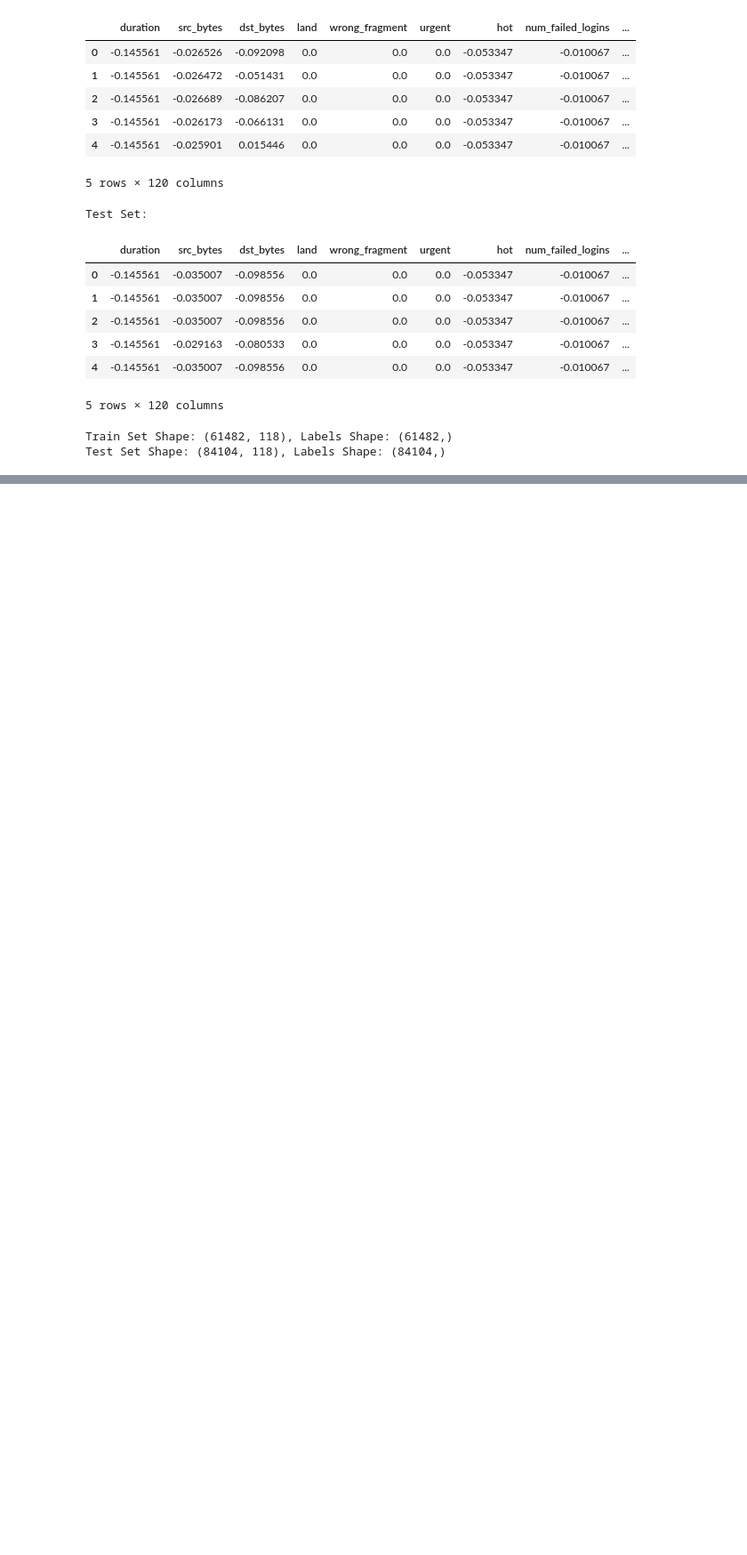
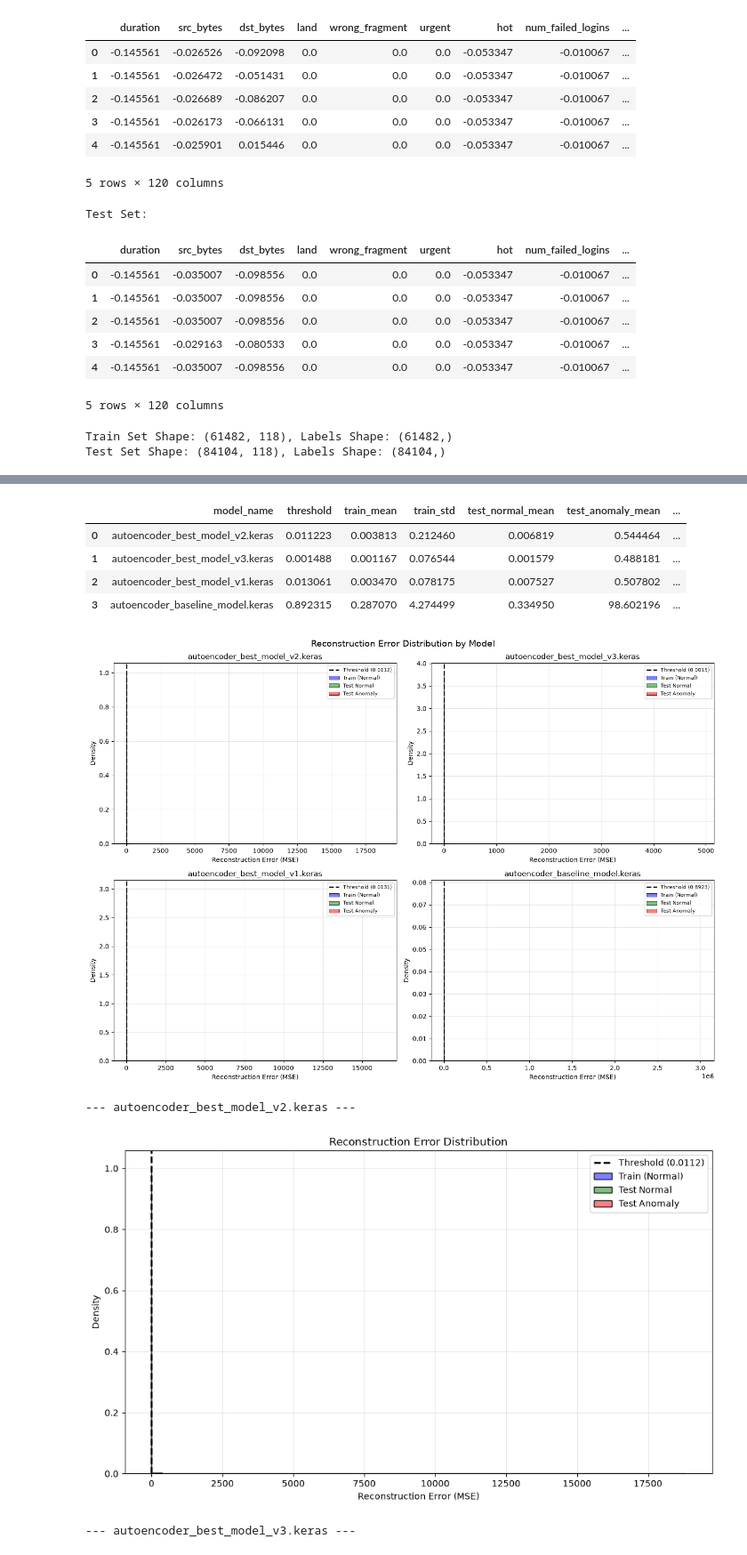
Before and after one commit to KalleStew/SEP740-Project19-AnomalyDetection, a Jupyter notebook: notebooks/04_EvaluationVisualization.ipynb, the cells around one changed output, grey strips where cells are left out. Shown at 89% size. Cells and saved outputs as stored; diff of their text form; code cells hidden in the pictures; blank space fills up the shorter version.

```diff
--- a/notebooks/04_EvaluationVisualization.ipynb
+++ b/notebooks/04_EvaluationVisualization.ipynb
@@ -409,36 +345,44 @@ histogram showing train normal, test normal, and test anomaly distributions.
 # %%
-dist_plot_path = results_dir / 'reconstruction_error_distribution.png'
+print("=" * 60)
+print("ERROR STATISTICS & DISTRIBUTION COMPARISON - ALL MODELS")
+print("=" * 60)
 
-if RUN_MODE:
-    print("=" * 60)
-    print("ERROR STATISTICS & DISTRIBUTION PLOT")
-    print("=" * 60)
+# Single summary table of reconstruction error statistics for every model
+error_stats_rows = []
+for model_name, data in model_data.items():
+    train_errors = data['train_errors']
+    test_errors = data['test_errors']
+    y_test_m = data['y_test']
+    threshold = data['threshold']
+    test_normal = test_errors[y_test_m == 0]
+    test_anomaly = test_errors[y_test_m == 1]
 
-    # Print statistics
-    print_error_statistics(train_errors, test_errors, y_test, threshold)
+    error_stats_rows.append({
+        'model_name': model_name,
+        'threshold': threshold,
+        'train_mean': np.mean(train_errors),
+        'train_std': np.std(train_errors),
+        'test_normal_mean': np.mean(test_normal),
+        'test_anomaly_mean': np.mean(test_anomaly),
+        'pct_train_above_thresh': 100 * np.mean(train_errors > threshold),
+        'pct_test_normal_above_thresh': 100 * np.mean(test_normal > threshold),
+        'pct_test_anomaly_above_thresh': 100 * np.mean(test_anomaly > threshold),
+    })
 
-    # Plot distribution
+error_stats_df = pd.DataFrame(error_stats_rows)
+display(error_stats_df)
+
+# Single comparison figure: one distribution subplot per model
+plot_reconstruction_error_distribution_comparison(model_data)
+
+# Individual full-size distribution plot for each model
+for model_name, data in model_data.items():
+    print(f"\n--- {model_name} ---")
     plot_reconstruction_error_distribution(
-        train_errors=train_errors,
-        test_errors=test_errors,
-        y_test=y_test,
-        threshold=threshold,
-        save_path=dist_plot_path
+        train_errors=data['train_errors'],
+        test_errors=data['test_errors'],
+        y_test=data['y_test'],
+        threshold=data['threshold'],
     )
-    print(f"\nDistribution plot saved to: {dist_plot_path}")
-
-else:
-    print("=" * 60)
-    print("LOADING DISTRIBUTION PLOT")
-    print("=" * 60)
-
-    # Display saved plot
-    from IPython.display import Image, display
-    if dist_plot_path.exists():
-        display(Image(filename=str(dist_plot_path)))
-        print(f"Loaded plot from: {dist_plot_path}")
-    else:
-        print(f"Plot not found at: {dist_plot_path}")
-        print("Run with RUN_MODE=True first to generate visualizations.")
 # %% [output]
 ============================================================
@@ -460,0 +391,9 @@ Distribution plot saved to: /Users/kallestewart/Github/SEP740-CourseProject-G9-P
+|  | model_name | threshold | train_mean | train_std | test_normal_mean | test_anomaly_mean | ... |
+| 0 | autoencoder_best_model_v2.keras | 0.011223 | 0.003813 | 0.212460 | 0.006819 | 0.544464 | ... |
+| 1 | autoencoder_best_model_v3.keras | 0.001488 | 0.001167 | 0.076544 | 0.001579 | 0.488181 | ... |
+| 2 | autoencoder_best_model_v1.keras | 0.013061 | 0.003470 | 0.078175 | 0.007527 | 0.507802 | ... |
+| 3 | autoencoder_baseline_model.keras | 0.892315 | 0.287070 | 4.274499 | 0.334950 | 98.602196 | ... |
+[figure, added]
+--- autoencoder_best_model_v2.keras ---
+[figure, added]
+--- autoencoder_best_model_v3.keras ---
```
Also changed, not shown: parts of 22 cells of this notebook, 15 other files.
